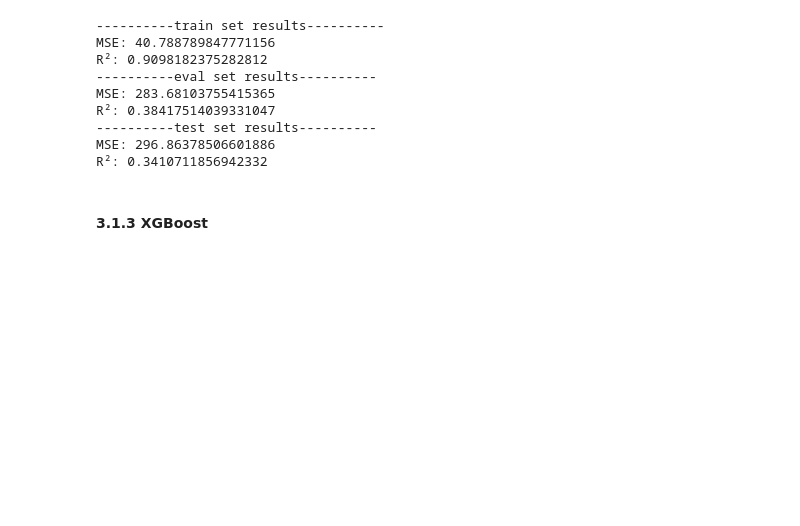
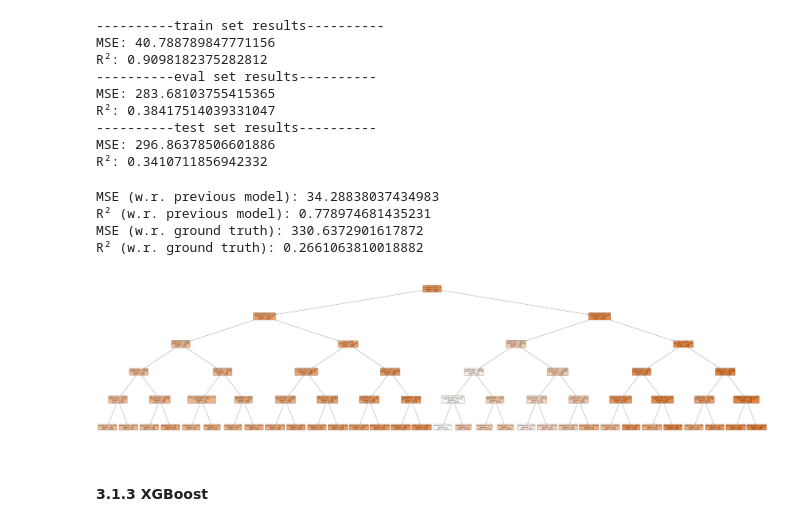
Before and after one commit to d9sus4/KL2, a Jupyter notebook: main.ipynb, the cells around one changed output. Saved outputs shown, nothing was run; the diff lists cells and outputs as text; code cells hidden in the pictures; blank space fills up the shorter version.

Commit message:
visualize global summary tree first version

```diff
--- a/main.ipynb
+++ b/main.ipynb
@@ -1852,6 +1852,80 @@ R²: 0.38417514039331047
 ----------test set results----------
 MSE: 296.86378506601886
 R²: 0.3410711856942332
+# %%
+# regress a summary tree and visualize
+
+from sklearn.tree import DecisionTreeRegressor
+from sklearn.metrics import mean_squared_error, r2_score
+
+# initialize the decision tree regressor
+tree_regressor = DecisionTreeRegressor(max_depth=5, random_state=42)  # you can adjust max_depth
+
+# train a single regression tree to previous model's output
+tree_regressor.fit(X_train, y_train_pred)
+
+# test model
+y_test_pred_pred = tree_regressor.predict(X_test)
+test_pred_mse = mean_squared_error(y_test_pred, y_test_pred_pred) # with previous model's output
+test_pred_r2 = r2_score(y_test_pred, y_test_pred_pred)
+test_mse = mean_squared_error(y_test, y_test_pred_pred) # with GT
+test_r2 = r2_score(y_test, y_test_pred_pred)
+print(f'MSE (w.r. previous model): {test_pred_mse}')
+print(f"R² (w.r. previous model): {test_pred_r2}")
+print(f'MSE (w.r. ground truth): {test_mse}')
+print(f"R² (w.r. ground truth): {test_r2}")
+
+import numpy as np
+from sklearn.tree import DecisionTreeRegressor
+from sklearn.tree import _tree
+
+# utility func to reorder the tree so left children always smaller than right
+def reorder_tree(tree, node_id):
+    if tree.children_left[node_id] != _tree.TREE_LEAF: # if the current node is not a leaf node
+        # get the left and right child node id's
+        left_child = tree.children_left[node_id]
+        right_child = tree.children_right[node_id]
+
+        # get the predicted values for left and right children
+        left_value = tree.value[left_child].flatten().mean()
+        right_value = tree.value[right_child].flatten().mean()
+
+        if left_value > right_value:
+            # swap the children
+            tree.children_left[node_id], tree.children_right[node_id] = (
+                right_child,
+                left_child,
+            )
+
+        # recursion
+        reorder_tree(tree, left_child)
+        reorder_tree(tree, right_child)
+
+# access the tree structure
+tree = tree_regressor.tree_
+
+# reorder
+reorder_tree(tree, 0)
+
+# visualize tree
+import matplotlib.pyplot as plt
+from sklearn.tree import plot_tree
+
+plt.figure(figsize=(96, 24))
+plot_tree(
+    tree_regressor,
+    feature_names=feature_names,
+    filled=True,
+    rounded=True,
+    fontsize=12
+)
+plt.show()
+# %% [output]
+MSE (w.r. previous model): 34.28838037434983
+R² (w.r. previous model): 0.778974681435231
+MSE (w.r. ground truth): 330.6372901617872
+R² (w.r. ground truth): 0.2661063810018882
+[figure, added]
 # %% [markdown]
 #### 3.1.3 XGBoost
 # %%
```
